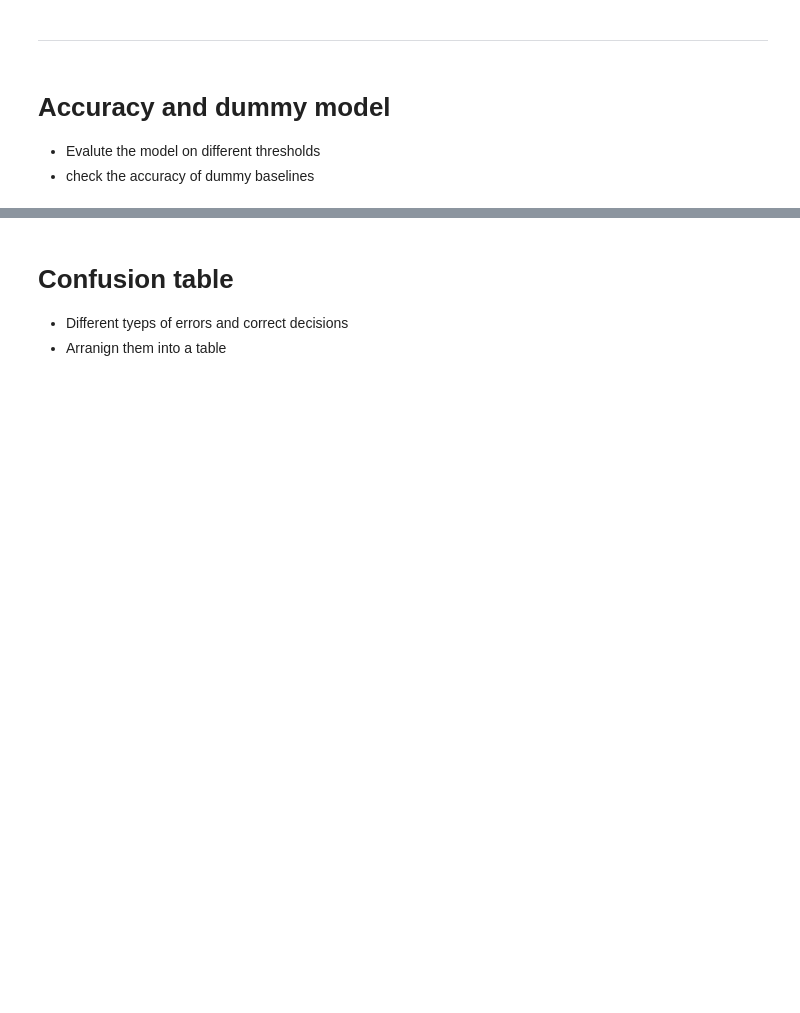
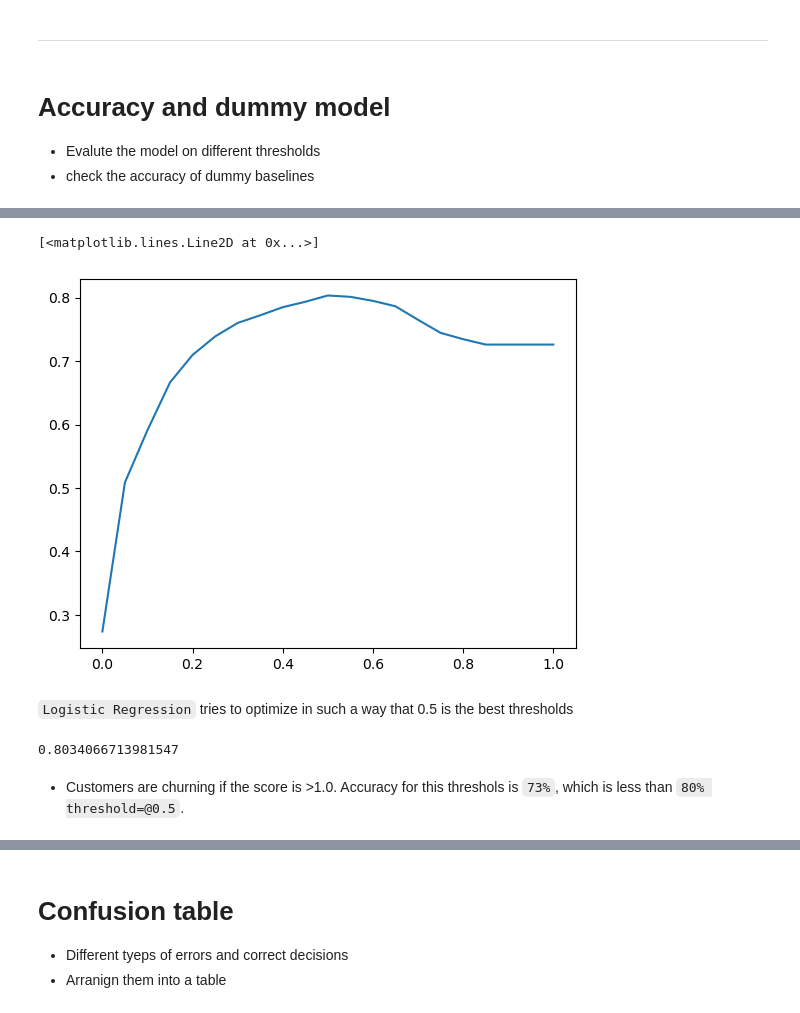
Before and after one commit to tummala-hareesh/ml_zoomcamp_ht, a Jupyter notebook: ipynb/04_evalution_metrics_classification.ipynb, the cells around one changed output, grey strips where cells are left out. Drawn from its saved outputs; the diff is of its cells as text; code cells hidden in the pictures; blank space fills up the shorter version.

```diff
--- a/ipynb/04_evalution_metrics_classification.ipynb
+++ b/ipynb/04_evalution_metrics_classification.ipynb
@@ -106,0 +125,10 @@ churn_decision = (y_pred > 0.5)
+# %%
+# testing different thresholds
+thresholds = np.linspace(0, 1, 21)
+scores = []
+
+for t in thresholds:
+    churn_decision = (y_pred >= t)
+    score = (y_val == churn_decision).mean()
+    scores.append(score)
+    print(f't={t:.2f} s={score:.3f}')
@@ -106,0 +153,15 @@ churn_decision = (y_pred > 0.5)
+# %%
+# Plot thresholds and plot s
+plt.plot(thresholds, scores)
+# %% [output]
+[<matplotlib.lines.Line2D at 0x...>]
+[figure, added]
+# %% [markdown]
+`Logistic Regression` tries to optimize in such a way that 0.5 is the best thresholds
+# %%
+# Scikit learn function for accuracy
+accuracy_score(y_val, y_pred > 0.5)
+# %% [output]
+0.8034066713981547
+# %% [markdown]
+- Customers are churning if the score is >1.0. Accuracy for this threshols is `73%`, which is less than `80% threshold=@0.5`.
```
Also changed, not shown: parts of 8 cells of this notebook, 1 other file.
